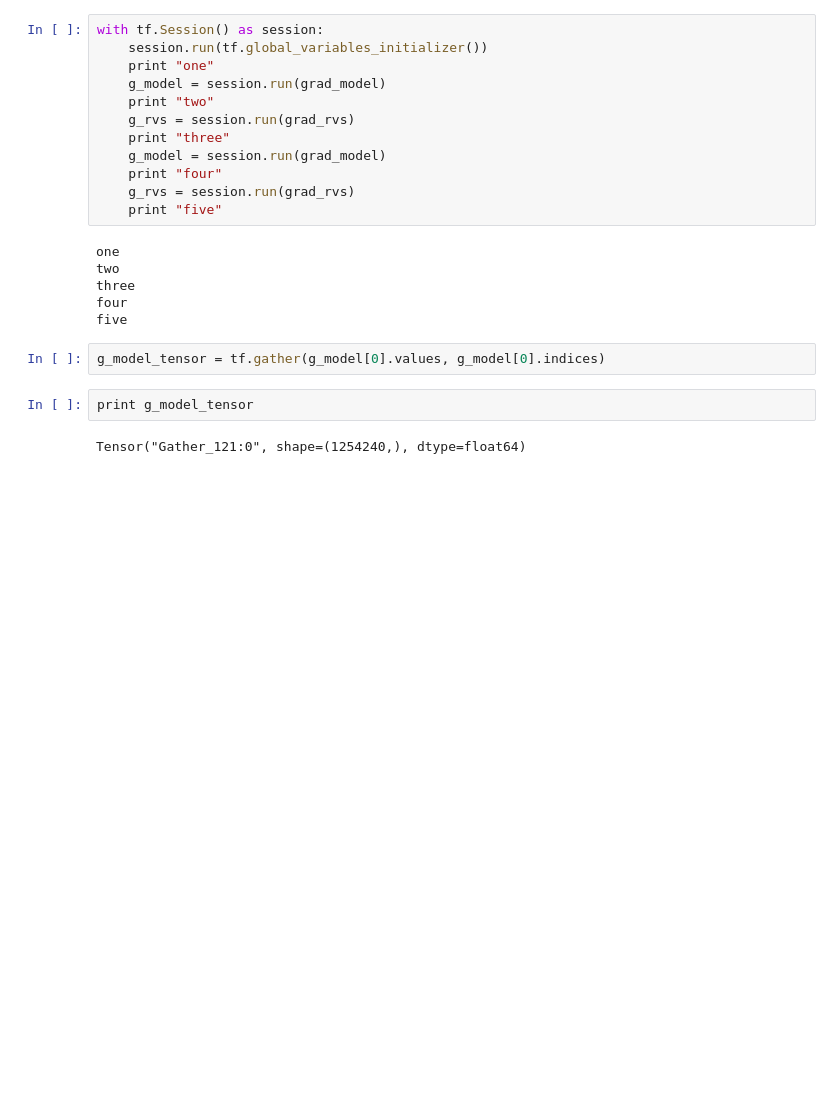
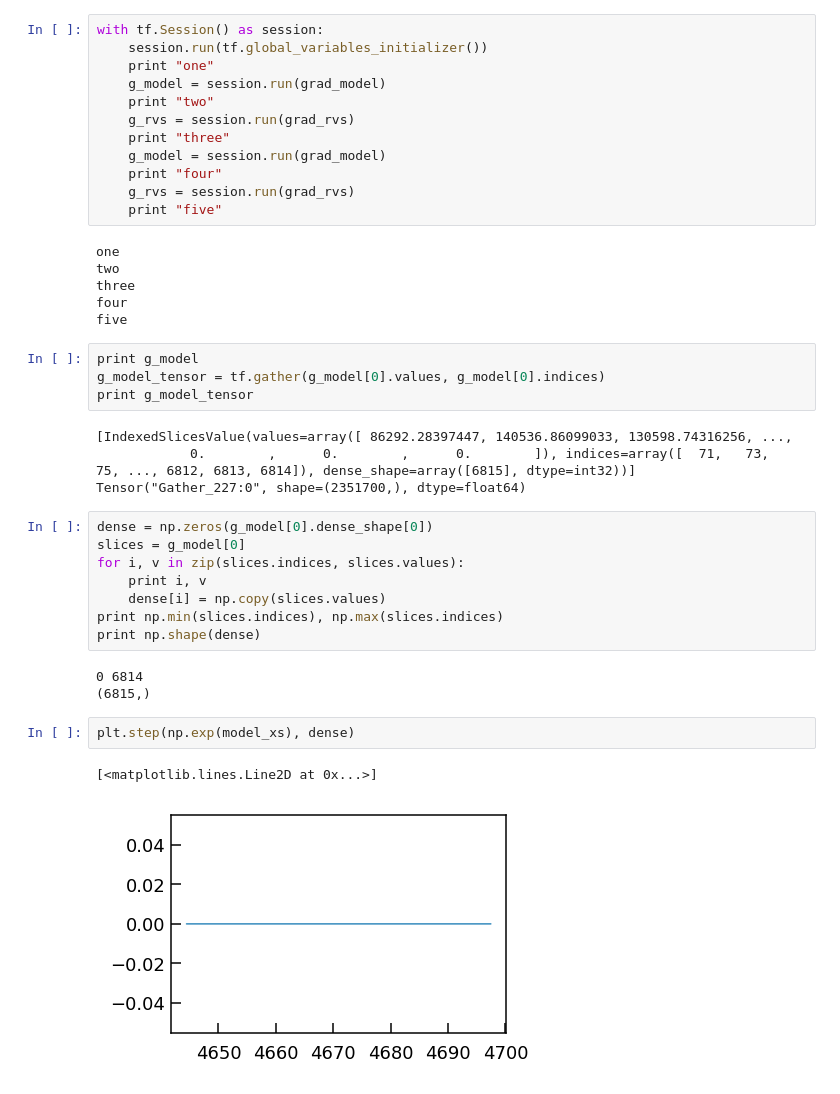
Before and after one commit to megbedell/wobble, a Jupyter notebook: notebooks/wobbleflow.ipynb, the cells around one changed output. Drawn from its saved outputs; the diff is of its cells as text; blank space fills up the shorter version.

```diff
--- a/notebooks/wobbleflow.ipynb
+++ b/notebooks/wobbleflow.ipynb
@@ -81,8 +81,26 @@ three
 four
 five
 # %%
+print g_model
 g_model_tensor = tf.gather(g_model[0].values, g_model[0].indices)
+print g_model_tensor
+# %% [output]
+[IndexedSlicesValue(values=array([ 86292.28397447, 140536.86099033, 130598.74316256, ...,
+            0.        ,      0.        ,      0.        ]), indices=array([  71,   73,   75, ..., 6812, 6813, 6814]), dense_shape=array([6815], dtype=int32))]
+Tensor("Gather_227:0", shape=(2351700,), dtype=float64)
-# %%
-print g_model_tensor
-# %% [output]
-Tensor("Gather_121:0", shape=(1254240,), dtype=float64)
+# %%
+dense = np.zeros(g_model[0].dense_shape[0])
+slices = g_model[0]
+for i, v in zip(slices.indices, slices.values):
+    print i, v
+    dense[i] = np.copy(slices.values)
+print np.min(slices.indices), np.max(slices.indices)
+print np.shape(dense)
+# %% [output]
+0 6814
+(6815,)
+# %%
+plt.step(np.exp(model_xs), dense)
+# %% [output]
+[<matplotlib.lines.Line2D at 0x...>]
+[figure, added]
```
Also changed, not shown: parts of 6 cells of this notebook.
